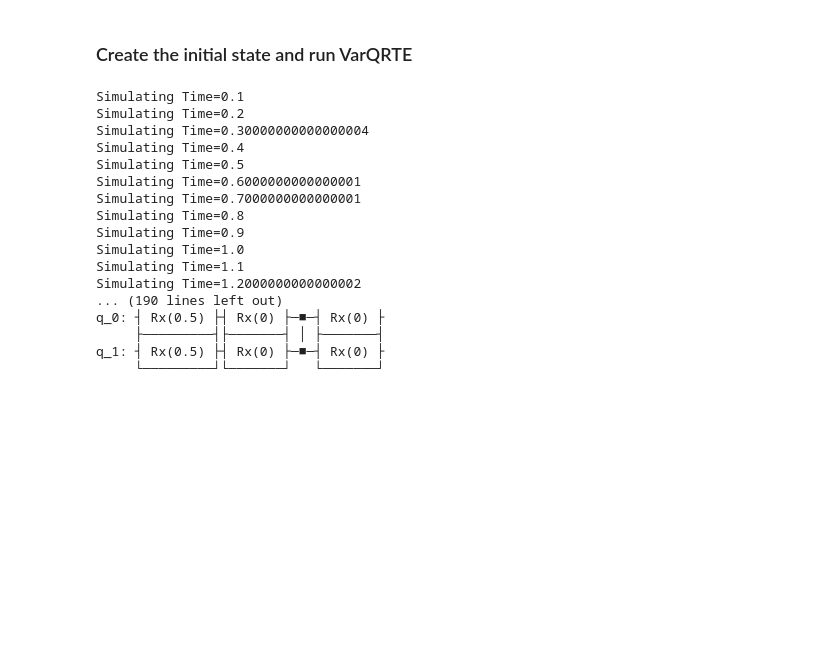
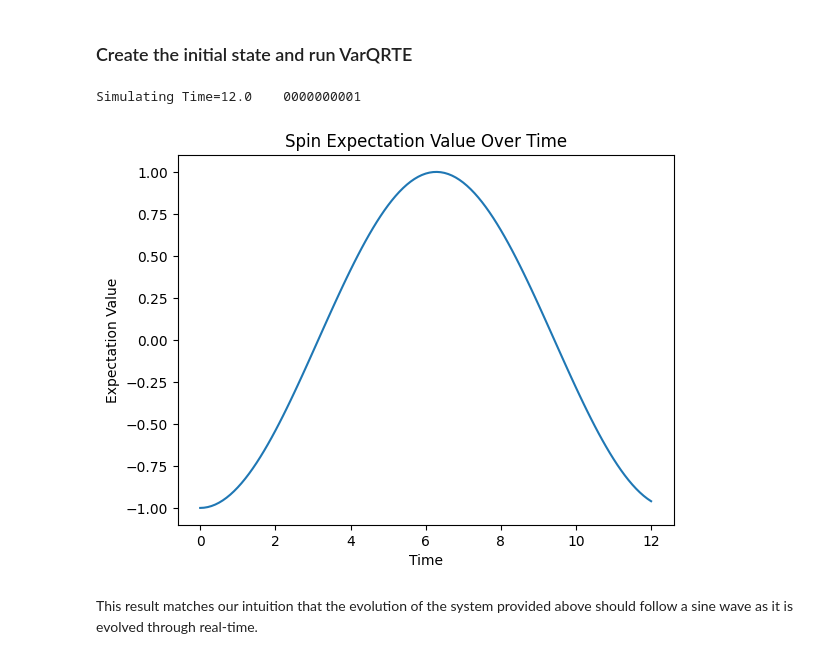
Before and after one commit to batistagroup/qflux, a Jupyter notebook: demos/VarQTE_Example.ipynb, the cells around one changed output. Saved outputs shown, nothing was run; the diff lists cells and outputs as text; code cells hidden in the pictures; blank space fills up the shorter version.

```diff
--- a/demos/VarQTE_Example.ipynb
+++ b/demos/VarQTE_Example.ipynb
@@ -73,37 +182,36 @@ Timestep 100 Energy: (-2.499636699060215, 0.0006584624111205528)
 # %% [markdown]
 ### Create the initial state and run VarQRTE
+# %%
+H = SparsePauliOp.from_list([("X", 1.0)])
 # %%
-qc = QuantumCircuit(2)
-qc.x(0) # Creates 100 state
+qc = QuantumCircuit(1)
+qc.x(0) # Creates |1> state
 
 layers = 1
-total_time = 10
+total_time = 12
 timestep = 0.1
 params = VarQRTE(layers, H, total_time, timestep, init_circ=qc)
-
-# Params now holds the parameter values for the ansatz at each timestep
-for i in range(len(params)):
-    print(f"Timestep {i} Energy: {ansatz_energy(qc, params[i], H)}")
-
-# The ansatz circuit can be constructed as follows - this can be used to measure observables throughout time evolution
-desired_timestep = 0
-ansatz = Construct_Ansatz(qc, params[desired_timestep], H.num_qubits)
-print(ansatz)
+# Params now holds the parameter values for the ansatz at each timestep for Real-Time Evolution
 # %% [output]
-Simulating Time=0.1
-Simulating Time=0.2
-Simulating Time=0.30000000000000004
-Simulating Time=0.4
-Simulating Time=0.5
-Simulating Time=0.6000000000000001
-Simulating Time=0.7000000000000001
-Simulating Time=0.8
-Simulating Time=0.9
-Simulating Time=1.0
-Simulating Time=1.1
-Simulating Time=1.2000000000000002
-... (190 lines left out)
-q_0: ┤ Rx(0.5) ├┤ Rx(0) ├─■─┤ Rx(0) ├
-     ├─────────┤├───────┤ │ ├───────┤
-q_1: ┤ Rx(0.5) ├┤ Rx(0) ├─■─┤ Rx(0) ├
-     └─────────┘└───────┘   └───────┘
+Simulating Time=12.0    0000000001
+# %%
+from qiskit.primitives import Estimator
+
+estimator = Estimator()
+observable = SparsePauliOp.from_list([("Z", 1.0)])
+spin1_values = []
+spin2_values = []
+for i in range(len(params)):
+    ansatz = Construct_Ansatz(qc, params[i], H.num_qubits)
+    result = estimator.run(ansatz, observables=observable).result()
+    spin1_values.append(result.values[0])
+
+plt.title("Spin Expectation Value Over Time")
+plt.plot([i*timestep for i in range(int(total_time/timestep)+1)], spin1_values)
+plt.xlabel("Time")
+plt.ylabel("Expectation Value")
+plt.show()
+# %% [output]
+[figure, added]
+# %% [markdown]
+This result matches our intuition that the evolution of the system provided above should follow a sine wave as it is evolved through real-time.
```
Also changed, not shown: parts of 14 cells of this notebook, 1 other file.
